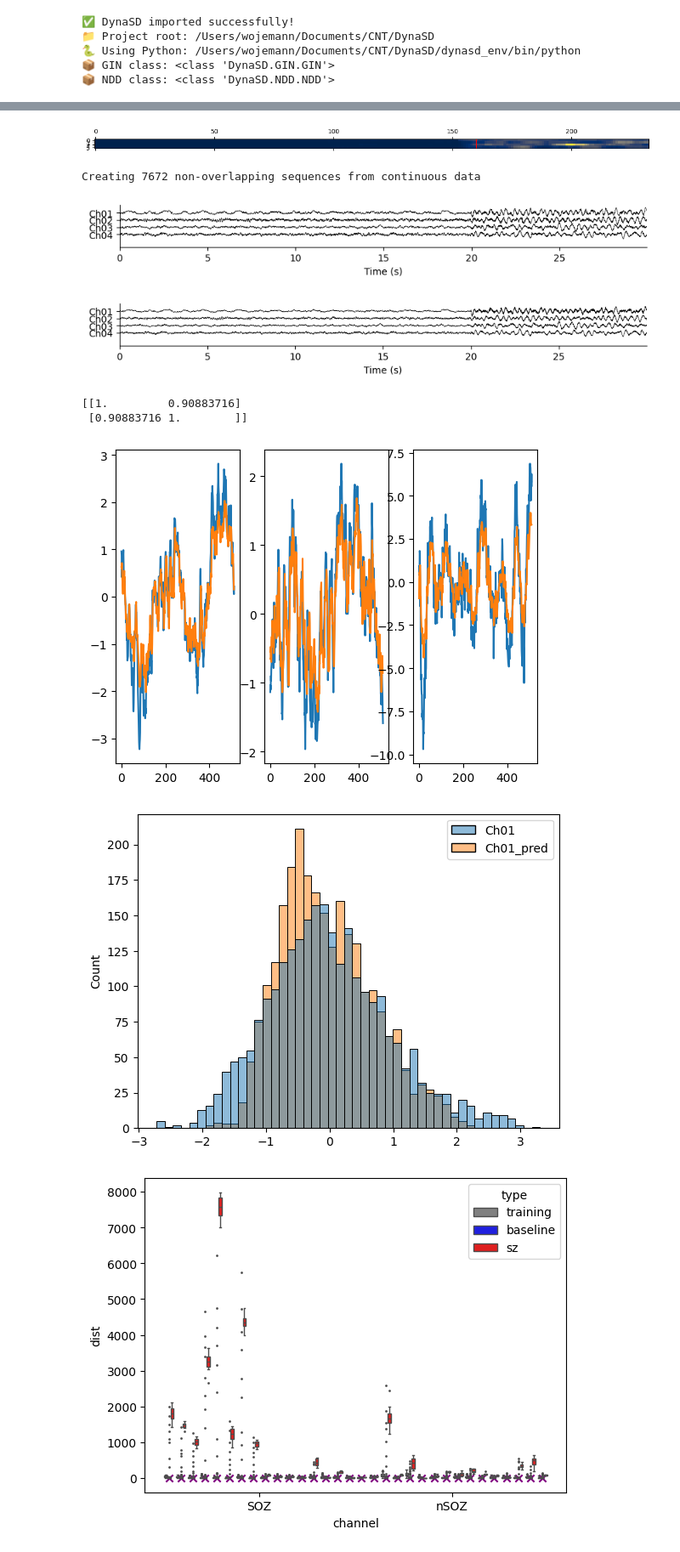
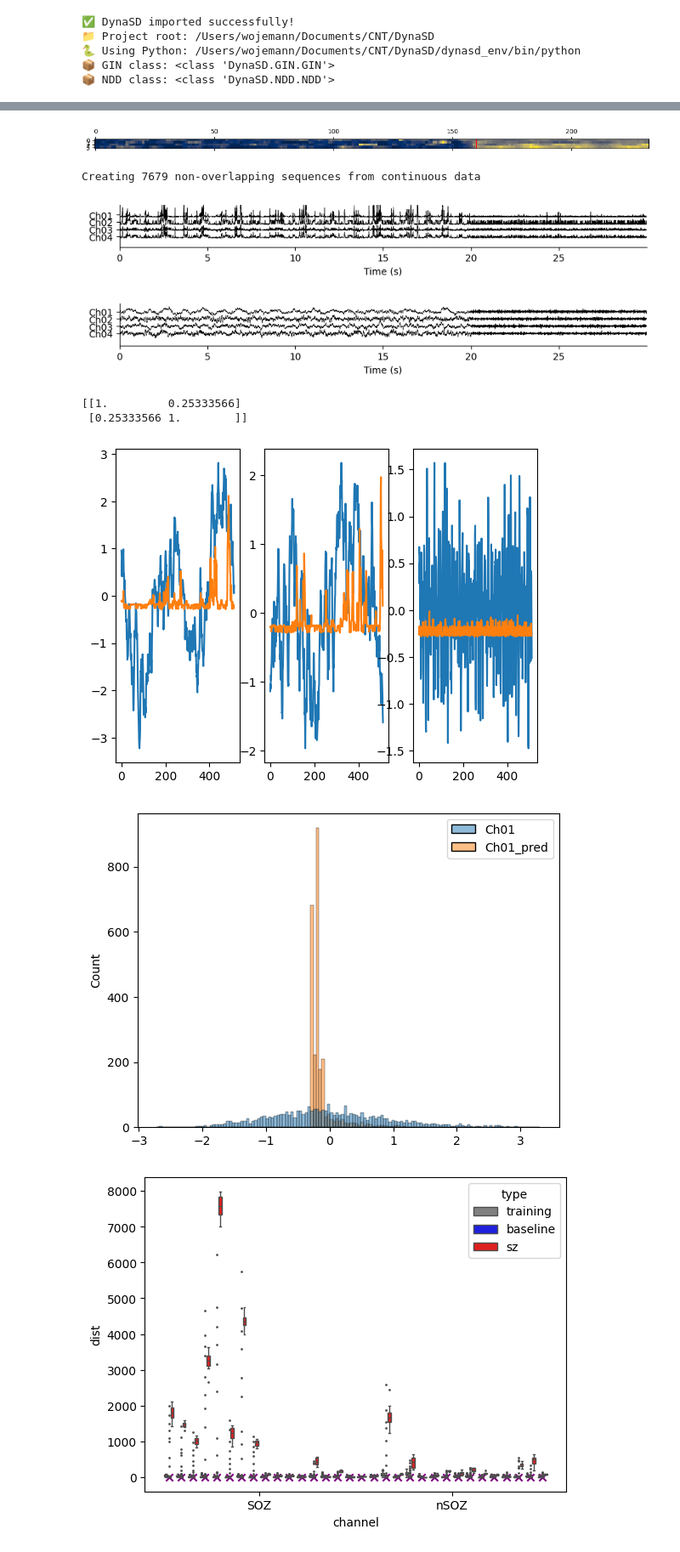
Before and after one commit to wojemann/DynaSD, a Jupyter notebook: examples/test_sim.ipynb, the cells around one changed output, grey strips where cells are left out. Shown at 85% size. Saved outputs shown, nothing was run; the diff lists cells and outputs as text; code cells hidden in the pictures.

```diff
--- a/examples/test_sim.ipynb
+++ b/examples/test_sim.ipynb
@@ -49,7 +49,7 @@ print(f"📦 NDD class: {NDD}")
 fs = 256
 generator = SyntheticSeizureGenerator(fs=fs, random_seed=42)
 
-data,sz_start,sz_end = generator.generate_combined_signal(baseline_duration=20, seizure_duration=10, seizure_type='spike_wave', n_channels=4, focal_channels=list(range(8)), transition_duration=0)
+data,sz_start,sz_end = generator.generate_combined_signal(baseline_duration=20, seizure_duration=10, seizure_type='focal', n_channels=4, focal_channels=list(range(8)), transition_duration=0)
 # %%
 from example_utils import plot_iEEG_data
 plot_iEEG_data(data,fs=fs)
@@ -62,10 +62,10 @@ plt.show()
 # %%
-sequence_length = 8
+sequence_length = 1
 forecast_length = 1
 # model = GIN(num_epochs=100,batch_size=128,num_stacks=1,sequence_length = sequence_length,forecast_length=forecast_length,hidden_size=2*data.shape[1],early_stopping=True, num_layers=2,lr=0.0005,w_stride=0.5,w_size=1,patience=2)
 # model = LiRNDDA(num_epochs=200,batch_size=32,sequence_length = sequence_length,forecast_length=forecast_length,hidden_size=2*data.shape[1],early_stopping=True, num_layers=2,lr=0.0005,w_stride=0.125,w_size=1,patience=2)
 
 # model = LiNDDA(num_epochs=200,batch_size=32,sequence_length = sequence_length,forecast_length=forecast_length,early_stopping=True,lr=0.0005,w_stride=0.125,w_size=1,val_split=0.1)
-model = MINDD(num_epochs=100,batch_size=32,sequence_length = sequence_length,forecast_length=forecast_length,early_stopping=True,lr=0.0005,dropout=0.2,hidden_sizes=[sequence_length*data.shape[1]]*3,w_stride=0.125,w_size=1,patience=3,)
+model = MINDD(num_epochs=100,batch_size=32,sequence_length = sequence_length,forecast_length=forecast_length,early_stopping=True,lr=0.0005,dropout=0.2,hidden_sizes=[sequence_length*data.shape[1]]*3,w_stride=0.125,w_size=1,patience=1,)
 model.fit(data.iloc[:fs*10,:])
 # %% [output]
@@ -116,6 +117,7 @@ train_idx = len(mse)
 
 ndd = model(data)
 mse = model.mse_df.to_numpy()
+mse_z = model.mse_z_df.to_numpy()
 corr = model.corr_df.to_numpy()
 XY = np.concatenate((mse.reshape(mse.shape[0],mse.shape[1],1),corr.reshape(corr.shape[0],corr.shape[1],1)),axis=2).transpose(1,0,2)
 # XY = mse.reshape(mse.shape[0],mse.shape[1],1).transpose(1,0,2)
@@ -132,7 +134,7 @@ for i in range(X.shape[0]):
     ri = np.linalg.solve(R.T, (y - m).T)
     mahalanobis[:,i] = np.sum(ri * ri, axis=0) * (x.shape[0] - 1)
 
-for mat in [mahalanobis,mse,corr]:
+for mat in [mahalanobis,mse,corr,np.abs(mse_z)]:
     plt.matshow(mat.T)
     # plt.colorbar()
     plt.axvline(x=onset_idx*2,color='r')
@@ -176,11 +179,11 @@ Creating 7672 non-overlapping sequences from continuous data
-[figure, old version]
+[figure, new version]
-Creating 7672 non-overlapping sequences from continuous data
+Creating 7679 non-overlapping sequences from continuous data
-[figure, old version]
-[figure, old version]
+[figure, new version]
+[figure, new version]
-[[1.         0.90883716]
- [0.90883716 1.        ]]
+[[1.         0.25333566]
+ [0.25333566 1.        ]]
-[figure, old version]
-[figure, old version]
+[figure, new version]
+[figure, added]
 # %%
 train_mask = (prob_times <= 10)
 train_df = pd.DataFrame(mahalanobis[train_mask],columns=data.columns)
```
Also changed, not shown: parts of 5 cells of this notebook, 2 other files.
